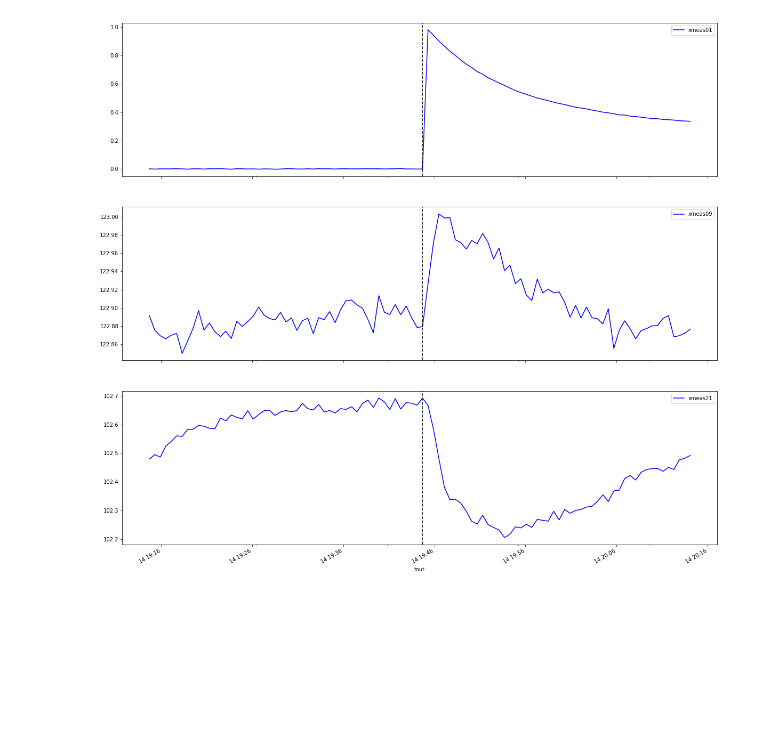
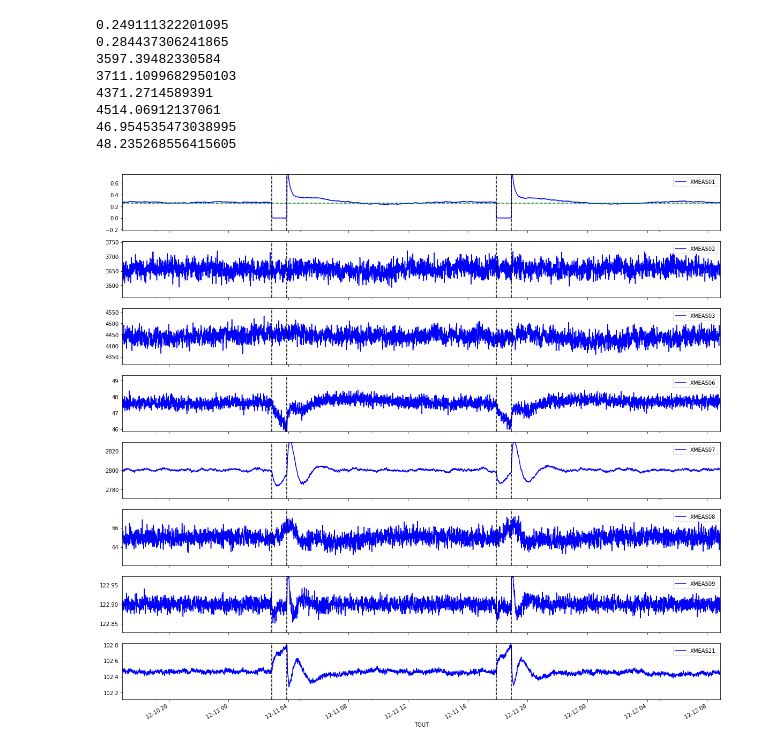
Before and after one commit to ruteee/pesquisa, a Jupyter notebook: Notebooks/Process Plot.ipynb, the cells around one changed output. Saved outputs shown, nothing was run; the diff lists cells and outputs as text; code cells hidden in the pictures; blank space fills up the shorter version.

```diff
--- a/Notebooks/Process Plot.ipynb
+++ b/Notebooks/Process Plot.ipynb
@@ -25,11 +25,12 @@ import seaborn as sns
 # threshold_path = '../dist6_data/corr_threshold_MultiLoop_mode1_73_dist6.csv'
 
 # .5 / 2.5
-proc_path = '../dist6_3horas_sig/proc.csv'
+##proc_path = '../dist6_3horas_sig/proc.csv'
+proc_path = '../proc_i3e.csv'
 alm_path = '../dist6_3horas_sig/alm_seq.csv'
 threshold_path = '../dist6_3horas_sig/threshold.csv'
 # %%
-proc_df = pd.read_csv(proc_path, index_col='tout', usecols=['tout']+["xmeas%02d" % x for x in  [1, 2, 3, 8, 9, 21]])
+proc_df = pd.read_csv(proc_path, index_col='TOUT', usecols=['TOUT']+["XMEAS%02d" % x for x in  [1,2,3,6,7,8,9,21]])
 proc_df.index = pd.to_datetime(proc_df.index, unit='s')
 proc_df.head()
 # %% [output]
@@ -43,7 +44,7 @@ proc_df.head()
 # %%
 threshold_df = pd.read_csv(threshold_path, index_col='proc_var')
-threshold_df = threshold_df.loc[[1,2,3,8,9,21]]
-threshold_df.head(6)
+threshold_df = threshold_df.loc[[1,2,3,6,7,8,9,21]]
+threshold_df
 # %% [output]
 |  | limit | type | dead_band | delay_time |
 | proc_var |  |  |  |  |
@@ -72,12 +100,17 @@ alm_df.head()
 # %%
-var_names = ['xmeas%02d' % x for x in [1,9,21]]
-axes = proc_df[var_names].iloc[300:400].plot(subplots=True, figsize=(20, 20), color='blue', scaley='linear')
+var_names = ['XMEAS%02d' % x for x in [1,2,3,6,7,8,9,21]]
+axes = proc_df[var_names].iloc[0:4000].plot(subplots=True, figsize=(20, 20), color='blue', scaley='linear')
 
-alm_diff_df = alm_df.iloc[300:400].diff()
+# alm_diff_df = alm_df.iloc[300:400].diff()
 for i, ax in enumerate(axes):
-#     ax.axhline(y=threshold_df.iloc[i].limit, color="red" if threshold_df.iloc[i].type == "HIGH" else "green", ls='--')
-    #ax.axhline(y=threshold_sigma_df.iloc[i*(2)].limit, color="gray", ls='--')
-    #ax.axhline(y=threshold_sigma_df.iloc[i*(2) + 1].limit, color="gray", ls='--')
+    mean = np.mean(proc_df[proc_df.columns[i]])
+    sig = np.std(proc_df[proc_df.columns[i]])
+    ax.set_ylim(mean - 5*sig , mean+ 5*sig)
+
+    print(threshold_df.iloc[i].limit)
+    ax.axhline(y=threshold_df.iloc[i].limit, color="red" if threshold_df.iloc[i].type == "HIGH" else "green", ls='--')
+#     ax.axhline(y=threshold_df.iloc[i*(2)].limit, color="gray", ls='--')
+#     ax.axhline(y=threshold_df.iloc[i*(2) + 1].limit, color="gray", ls='--')
 
 #     diff_high = alm_diff_df[var_names[i]+'_high']
 #     begin_high = alm_diff_df[diff_high > 0].index
@@ -95,34 +128,45 @@ for i, ax in enumerate(axes):
 #         end_high = np.append(end_high, a.size)
 
 #     for b, e in zip(begin_high, end_high):
 #         ax.axvspan(b, e, color="red")
 
 
 #     diff_low = alm_diff_df[var_names[i]+'_low']
 #     begin_low = alm_diff_df[diff_low > 0].index
 #     end_low = alm_diff_df[diff_low < 0].index
 
 #     if begin_low.size > end_low.size:
 #         end_low = np.append(end_low, a.size)
 #     elif begin_low.size < end_low.size:
 #         begin_low = np.insert(begin_low, 0, alm_diff_df.iloc[0].name)
 #     elif begin_low.size == 0 and end_low.size == 0:
 #         begin_low = []
 #         end_low = []
 #     elif np.all(begin_low > end_low):
 #         print(begin_low)
 #         begin_low = np.insert(begin_low, 0, alm_diff_df.iloc[0].name)
 #         end_low = np.append(end_low, a.size)
 
 #     for b, e in zip(begin_low, end_low):
 #         ax.axvspan(b, e, color="yellow")
 #     ax.axvline(x=proc_df.index[200], color="black", ls='--')
 
 
 #     ax.axvspan(proc_df.index[300], proc_df.index[350], color="pink", ls='--')
-#     ax.axvline(x=proc_df.index[300], color="black", ls='--')
-    ax.axvline(x=proc_df.index[350], color="black", ls='--')
-#     ax.legend(loc='upper right')
+    ax.axvline(x=proc_df.index[1000], color="black", ls='--')
+    ax.axvline(x=proc_df.index[1100], color="black", ls='--')
+
+    ax.axvline(x=proc_df.index[2500], color="black", ls='--')
+    ax.axvline(x=proc_df.index[2600], color="black", ls='--')
+    ax.legend(loc='upper right')
 plt.show()
 # %% [output]
+0.249111322201095
+0.284437306241865
+3597.39482330584
+3711.1099682950103
+4371.2714589391
+4514.06912137061
+46.954535473038995
+48.235268556415605
-[figure, old version]
+[figure, new version]
```
Also changed, not shown: parts of 11 cells of this notebook, 1 other file.
